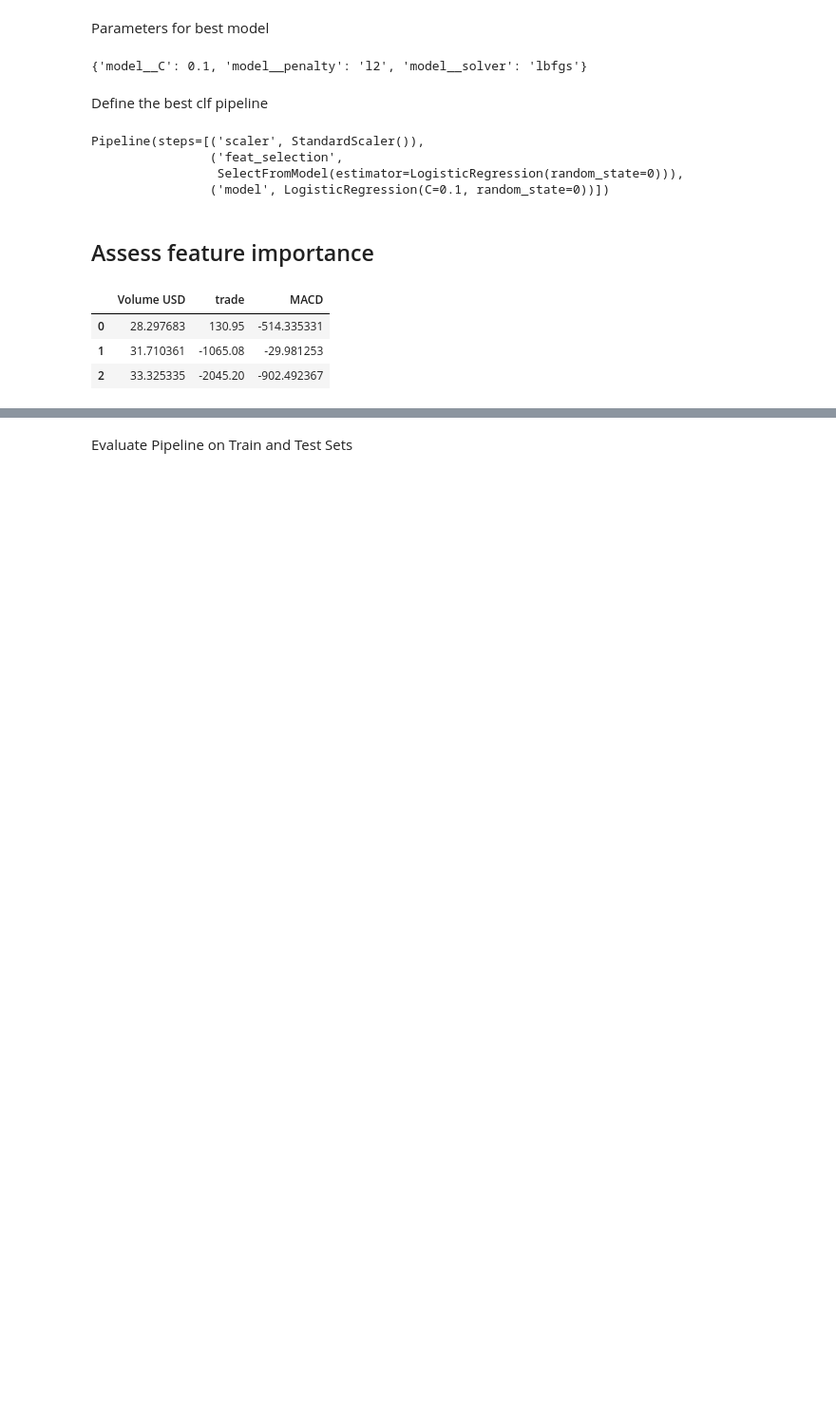
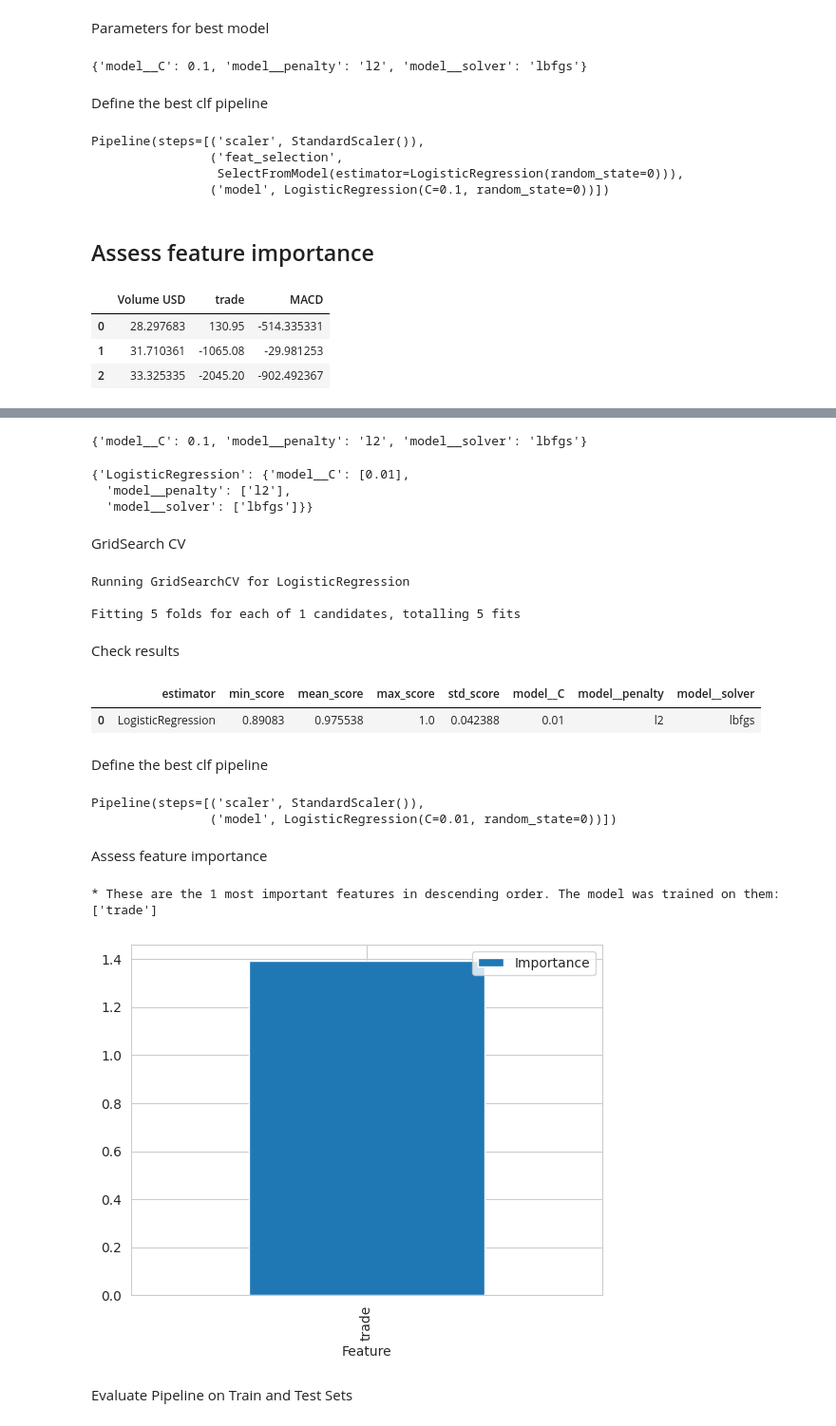
Before and after one commit to Cosmin1907/bitcoin-forecast, a Jupyter notebook: jupyter_notebooks/06 - Modeling and Evaluation - Predict Buy-Sell.ipynb, the cells around one changed output, grey strips where cells are left out. Shown at 95% size. Saved outputs shown, nothing was run; the diff lists cells and outputs as text; code cells hidden in the pictures; blank space fills up the shorter version.

```diff
--- a/jupyter_notebooks/06 - Modeling and Evaluation - Predict Buy-Sell.ipynb
+++ b/jupyter_notebooks/06 - Modeling and Evaluation - Predict Buy-Sell.ipynb
@@ -425,2 +585,71 @@ ValueError: Per-column arrays must each be 1-dimensional
+# %%
+best_parameters
+# %% [output]
+{'model__C': 0.1, 'model__penalty': 'l2', 'model__solver': 'lbfgs'}
+# %%
+params_search = {
+    "LogisticRegression": {
+        'model__C': [0.01],
+        'model__penalty': ['l2'],
+        'model__solver': ['lbfgs']},
+}
+params_search
+# %% [output]
+{'LogisticRegression': {'model__C': [0.01],
+  'model__penalty': ['l2'],
+  'model__solver': ['lbfgs']}}
+# %% [markdown]
+GridSearch CV
+# %%
+from sklearn.metrics import recall_score, make_scorer
+quick_search = HyperparameterOptimizationSearch(
+    models=models_search, params=params_search)
+quick_search.fit(X_train, y_train,
+                 scoring=make_scorer(recall_score, pos_label=1),
+                 n_jobs=-1, cv=5)
+# %% [output]
+Running GridSearchCV for LogisticRegression
+
+Fitting 5 folds for each of 1 candidates, totalling 5 fits
+# %% [markdown]
+Check results
+# %%
+grid_search_summary, grid_search_pipelines = quick_search.score_summary(sort_by='mean_score')
+grid_search_summary
+# %% [output]
+|  | estimator | min_score | mean_score | max_score | std_score | model__C | model__penalty | model__solver |
+| 0 | LogisticRegression | 0.89083 | 0.975538 | 1.0 | 0.042388 | 0.01 | l2 | lbfgs |
+# %% [markdown]
+Define the best clf pipeline
+# %%
+best_model = grid_search_summary.iloc[0, 0]
+pipeline_clf = grid_search_pipelines[best_model].best_estimator_
+pipeline_clf
+# %% [output]
+Pipeline(steps=[('scaler', StandardScaler()),
+                ('model', LogisticRegression(C=0.01, random_state=0))])
+# %% [markdown]
+Assess feature importance
+# %%
+best_features = X_train.columns
+
+# create DataFrame to display feature importance
+df_feature_importance = (pd.DataFrame(data={
+    'Feature': best_features,
+    'Importance': abs(pipeline_clf['model'].coef_).flatten()  # Take absolute value of coefficients
+})
+.sort_values(by='Importance', ascending=False))
+
+
+# Most important features statement and plot
+print(f"* These are the {len(best_features)} most important features in descending order. "
+      f"The model was trained on them: \n{df_feature_importance['Feature'].to_list()}")
+
+df_feature_importance.plot(kind='bar', x='Feature', y='Importance')
+plt.show()
+# %% [output]
+* These are the 1 most important features in descending order. The model was trained on them:
+['trade']
+[figure, added]
 # %% [markdown]
 Evaluate Pipeline on Train and Test Sets
```
Also changed, not shown: parts of 63 cells of this notebook, 7 other files.
